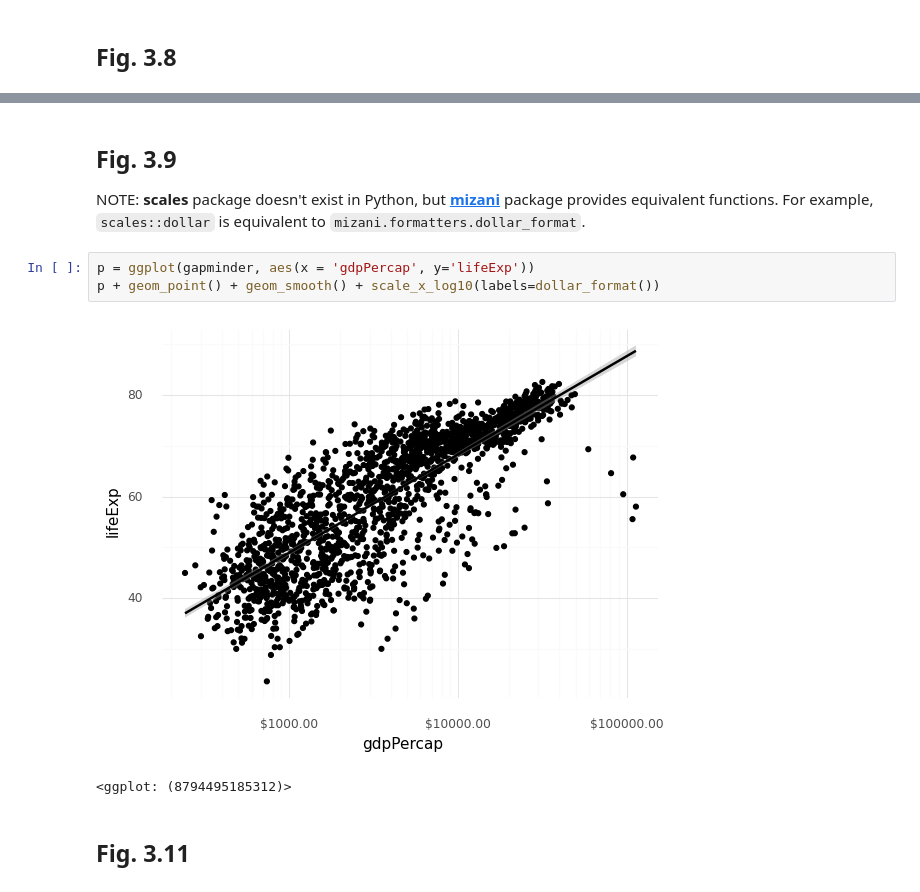
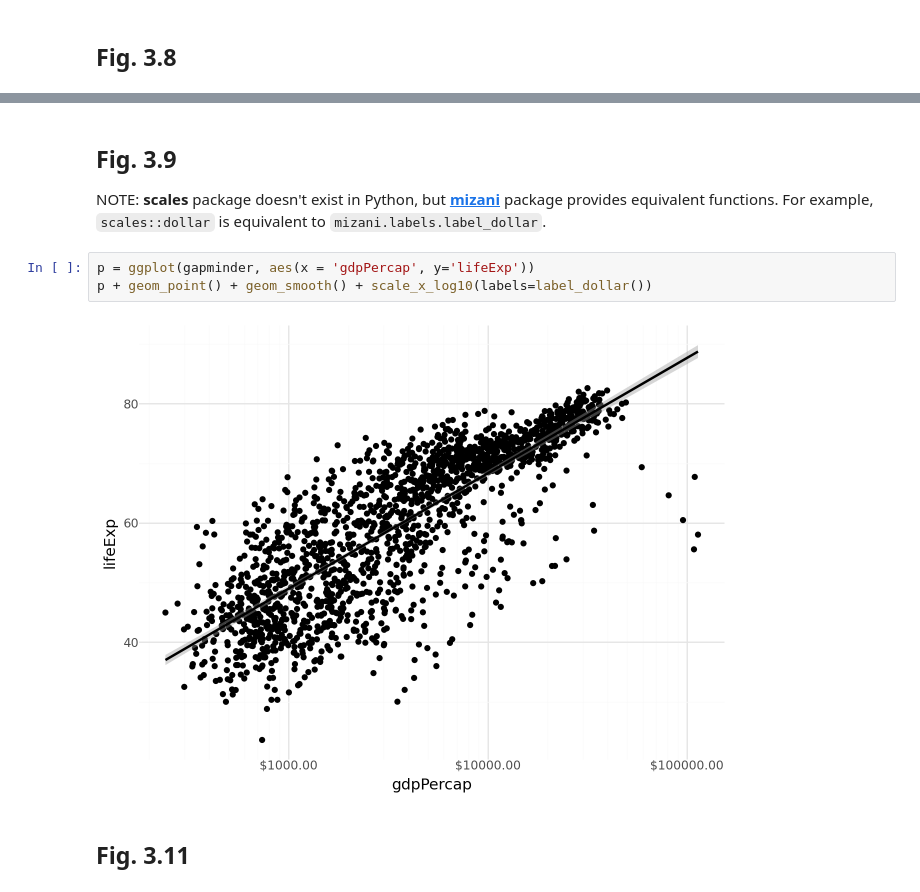
Before and after one commit to Gedevan-Aleksizde/pysocviz, a Jupyter notebook: notebooks/ch.3.ipynb, the cells around one changed output, grey strips where cells are left out. Drawn from its saved outputs; the diff is of its cells as text.

Commit message:
abolished functions from mizani replaced

```diff
--- a/notebooks/ch.3.ipynb
+++ b/notebooks/ch.3.ipynb
@@ -102,13 +97,12 @@ p + geom_point() + geom_smooth() + scale_x_log10()
 # %% [markdown]
 ## Fig. 3.9
 
-NOTE: **scales** package doesn't exist in Python, but **[mizani](https://mizani.readthedocs.io/en/stable/)** package provides equivalent functions. For example, `scales::dollar` is equivalent to `mizani.formatters.dollar_format`.
+NOTE: **scales** package doesn't exist in Python, but **[mizani](https://mizani.readthedocs.io/en/stable/)** package provides equivalent functions. For example, `scales::dollar` is equivalent to `mizani.labels.label_dollar`.
 # %%
 p = ggplot(gapminder, aes(x = 'gdpPercap', y='lifeExp'))
-p + geom_point() + geom_smooth() + scale_x_log10(labels=dollar_format())
+p + geom_point() + geom_smooth() + scale_x_log10(labels=label_dollar())
 # %% [output]
-[figure, old version]
+[figure, new version]
-<ggplot: (8794495185312)>
 # %% [markdown]
 ## Fig. 3.11
 # %%
```
Also changed, not shown: parts of 15 cells of this notebook, 17 other files.
